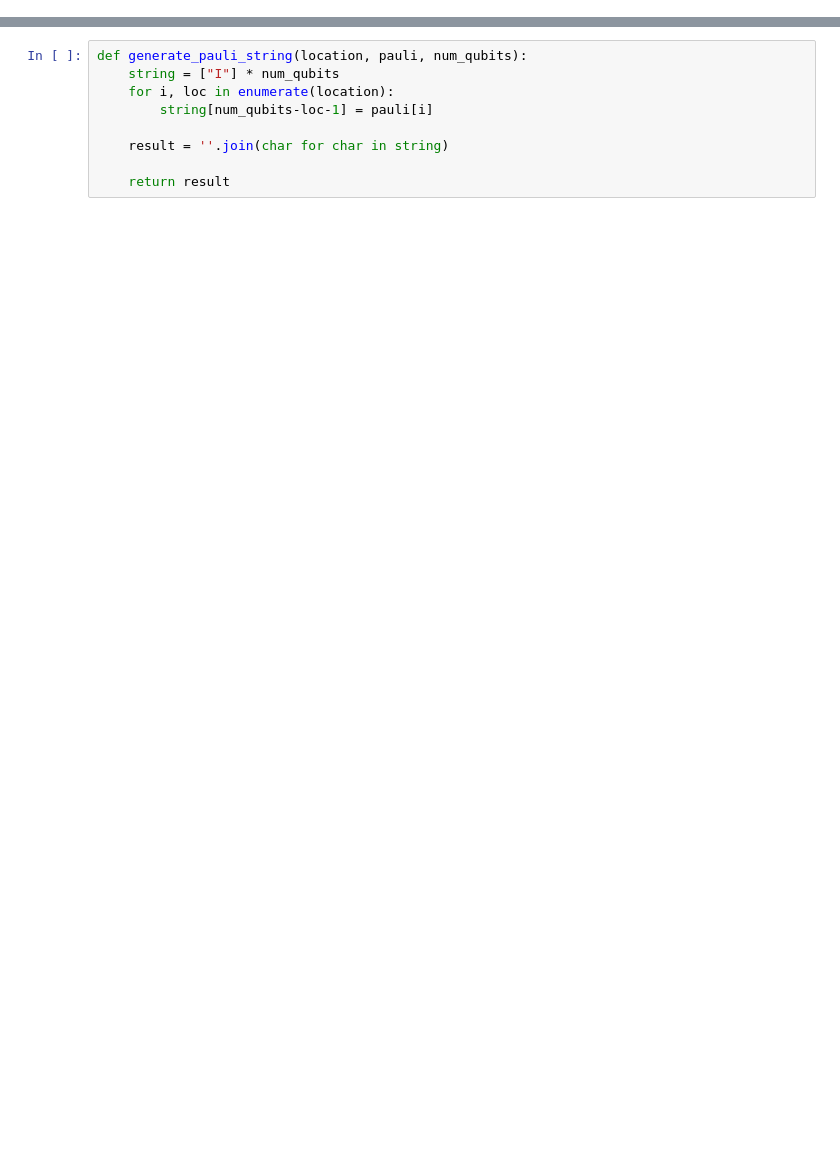
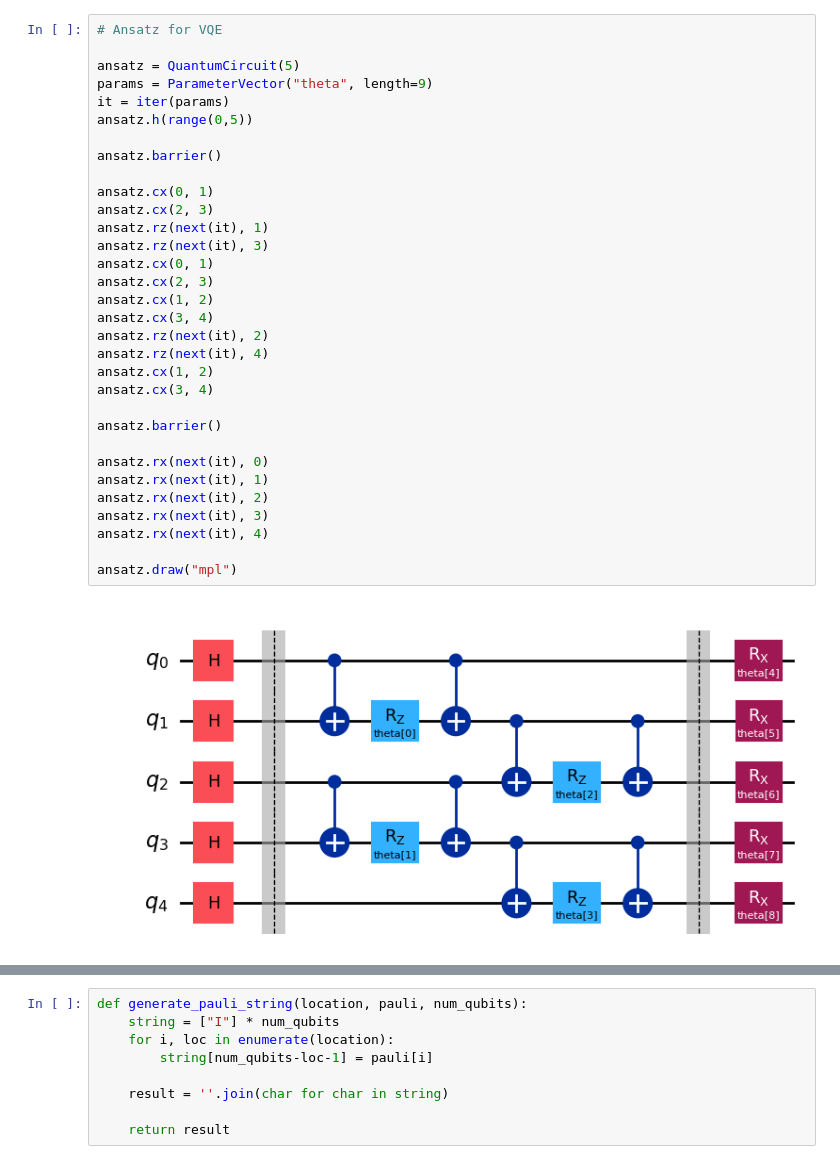
Before and after one commit to BrainConnection/Dynamical_Decoupling_Project, a Jupyter notebook: problem2_qiskit_(1).ipynb, the cells around one changed output, grey strips where cells are left out. Cells and saved outputs as stored; diff of their text form; blank space fills up the shorter version.

```diff
--- a/problem2_qiskit_(1).ipynb
+++ b/problem2_qiskit_(1).ipynb
@@ -58,0 +118,34 @@ qc.draw("mpl")
+# %%
+# Ansatz for VQE
+
+ansatz = QuantumCircuit(5)
+params = ParameterVector("theta", length=9)
+it = iter(params)
+ansatz.h(range(0,5))
+
+ansatz.barrier()
+
+ansatz.cx(0, 1)
+ansatz.cx(2, 3)
+ansatz.rz(next(it), 1)
+ansatz.rz(next(it), 3)
+ansatz.cx(0, 1)
+ansatz.cx(2, 3)
+ansatz.cx(1, 2)
+ansatz.cx(3, 4)
+ansatz.rz(next(it), 2)
+ansatz.rz(next(it), 4)
+ansatz.cx(1, 2)
+ansatz.cx(3, 4)
+
+ansatz.barrier()
+
+ansatz.rx(next(it), 0)
+ansatz.rx(next(it), 1)
+ansatz.rx(next(it), 2)
+ansatz.rx(next(it), 3)
+ansatz.rx(next(it), 4)
+
+ansatz.draw("mpl")
+# %% [output]
+[figure, added]
```
Also changed, not shown: parts of 117 cells of this notebook.
